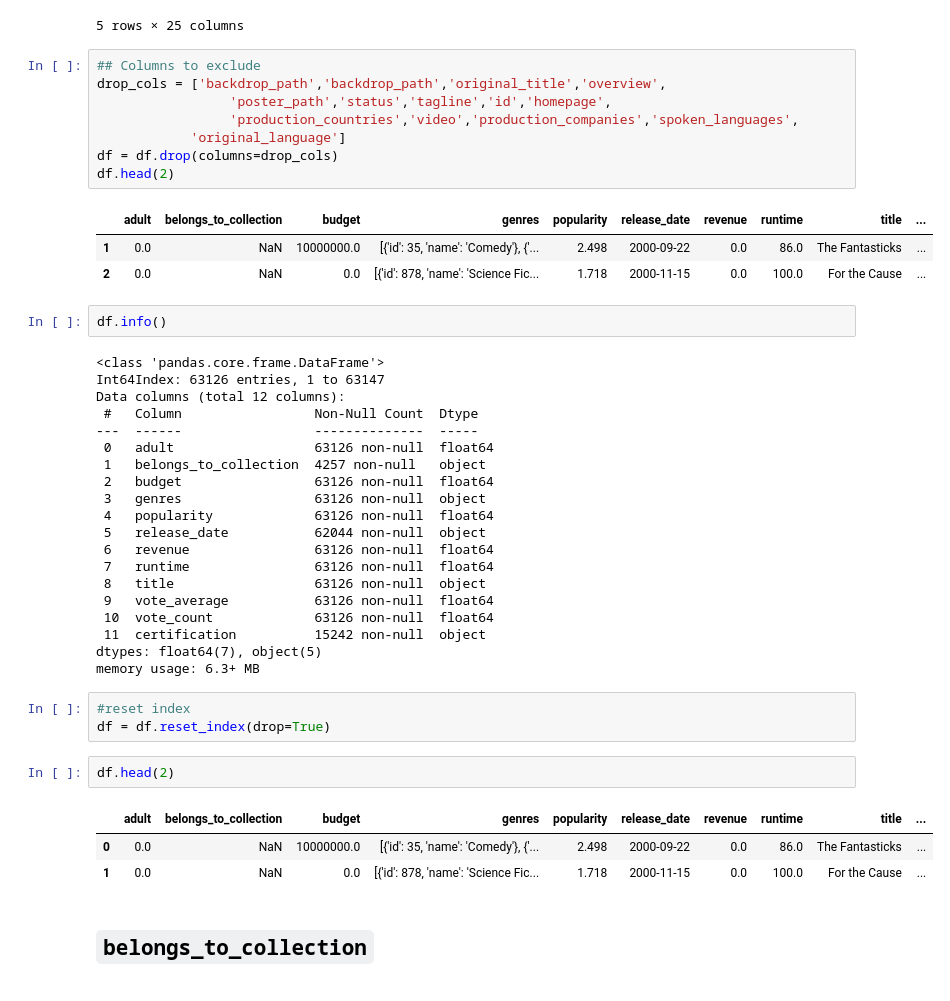
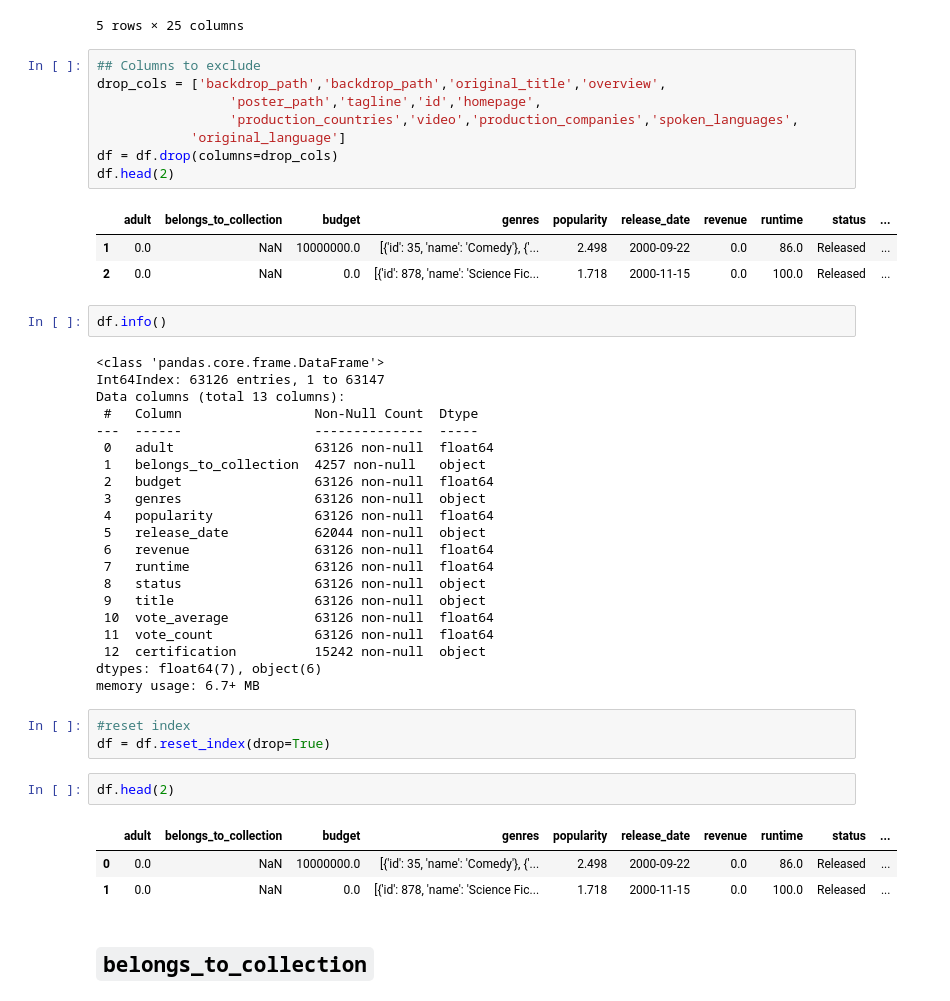
Before and after one commit to ericakitano/Project-3---Movies, a Jupyter notebook: Part 5 - Linear Regression Models.ipynb, the cells around one changed output. Cells and saved outputs as stored; diff of their text form.

```diff
--- a/Part 5 - Linear Regression Models.ipynb
+++ b/Part 5 - Linear Regression Models.ipynb
@@ -74,21 +78,21 @@ df.head()
 # %%
 ## Columns to exclude
 drop_cols = ['backdrop_path','backdrop_path','original_title','overview',
-                 'poster_path','status','tagline','id','homepage',
+                 'poster_path','tagline','id','homepage',
                  'production_countries','video','production_companies','spoken_languages',
             'original_language']
 df = df.drop(columns=drop_cols)
 df.head(2)
 # %% [output]
-|  | adult | belongs_to_collection | budget | genres | popularity | release_date | revenue | runtime | title | ... |
-| 1 | 0.0 | NaN | 10000000.0 | [{'id': 35, 'name': 'Comedy'}, {'... | 2.498 | 2000-09-22 | 0.0 | 86.0 | The Fantasticks | ... |
-| 2 | 0.0 | NaN | 0.0 | [{'id': 878, 'name': 'Science Fic... | 1.718 | 2000-11-15 | 0.0 | 100.0 | For the Cause | ... |
+|  | adult | belongs_to_collection | budget | genres | popularity | release_date | revenue | runtime | status | ... |
+| 1 | 0.0 | NaN | 10000000.0 | [{'id': 35, 'name': 'Comedy'}, {'... | 2.498 | 2000-09-22 | 0.0 | 86.0 | Released | ... |
+| 2 | 0.0 | NaN | 0.0 | [{'id': 878, 'name': 'Science Fic... | 1.718 | 2000-11-15 | 0.0 | 100.0 | Released | ... |
 # %%
 df.info()
 # %% [output]
 <class 'pandas.core.frame.DataFrame'>
 Int64Index: 63126 entries, 1 to 63147
-Data columns (total 12 columns):
+Data columns (total 13 columns):
  #   Column                 Non-Null Count  Dtype
 ---  ------                 --------------  -----
  0   adult                  63126 non-null  float64
@@ -99,21 +103,22 @@ Data columns (total 12 columns):
  5   release_date           62044 non-null  object
  6   revenue                63126 non-null  float64
  7   runtime                63126 non-null  float64
- 8   title                  63126 non-null  object
- 9   vote_average           63126 non-null  float64
- 10  vote_count             63126 non-null  float64
- 11  certification          15242 non-null  object
-dtypes: float64(7), object(5)
-memory usage: 6.3+ MB
+ 8   status                 63126 non-null  object
+ 9   title                  63126 non-null  object
+ 10  vote_average           63126 non-null  float64
+ 11  vote_count             63126 non-null  float64
+ 12  certification          15242 non-null  object
+dtypes: float64(7), object(6)
+memory usage: 6.7+ MB
 # %%
 #reset index
 df = df.reset_index(drop=True)
 # %%
 df.head(2)
 # %% [output]
-|  | adult | belongs_to_collection | budget | genres | popularity | release_date | revenue | runtime | title | ... |
-| 0 | 0.0 | NaN | 10000000.0 | [{'id': 35, 'name': 'Comedy'}, {'... | 2.498 | 2000-09-22 | 0.0 | 86.0 | The Fantasticks | ... |
-| 1 | 0.0 | NaN | 0.0 | [{'id': 878, 'name': 'Science Fic... | 1.718 | 2000-11-15 | 0.0 | 100.0 | For the Cause | ... |
+|  | adult | belongs_to_collection | budget | genres | popularity | release_date | revenue | runtime | status | ... |
+| 0 | 0.0 | NaN | 10000000.0 | [{'id': 35, 'name': 'Comedy'}, {'... | 2.498 | 2000-09-22 | 0.0 | 86.0 | Released | ... |
+| 1 | 0.0 | NaN | 0.0 | [{'id': 878, 'name': 'Science Fic... | 1.718 | 2000-11-15 | 0.0 | 100.0 | Released | ... |
 # %% [markdown]
 ## `belongs_to_collection`
 # %%
```
Also changed, not shown: parts of 73 cells of this notebook.
